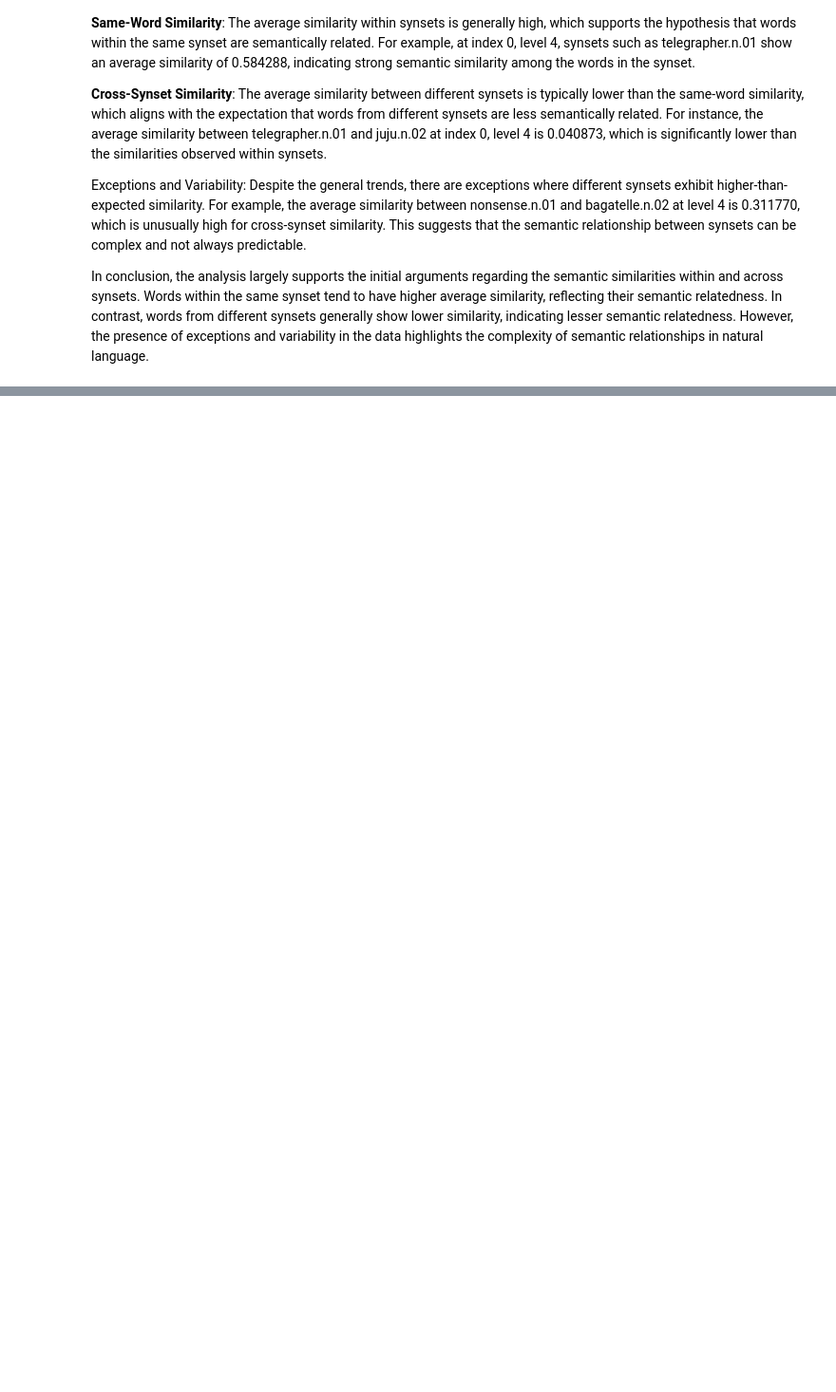
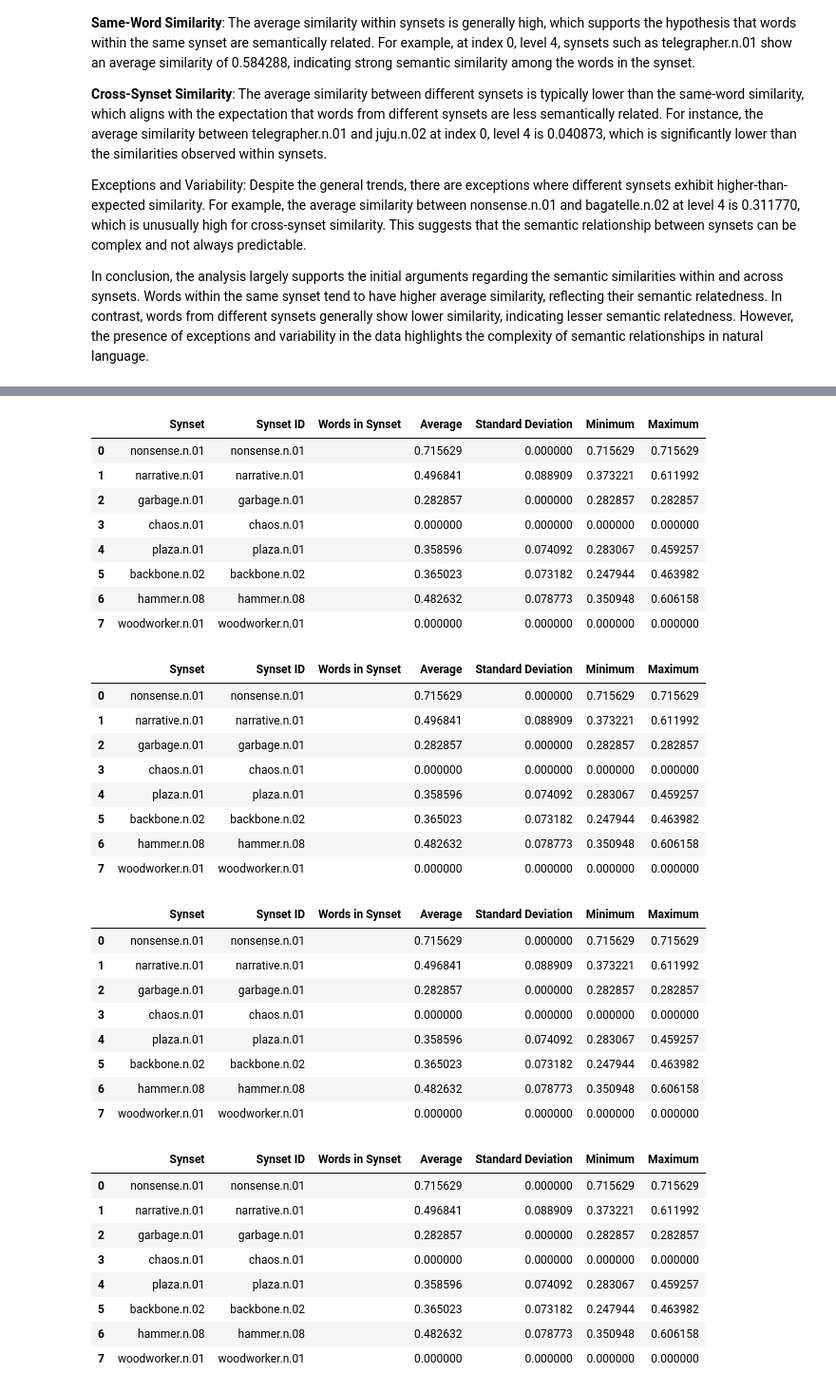
Before and after one commit to SMU-MSCSAI/Intro2NLP, a Jupyter notebook: program2.ipynb, the cells around one changed output, grey strips where cells are left out. Shown at 95% size. Saved outputs shown, nothing was run; the diff lists cells and outputs as text; code cells hidden in the pictures; blank space fills up the shorter version.

```diff
--- a/program2.ipynb
+++ b/program2.ipynb
@@ -719,0 +936,4 @@ In conclusion, the analysis largely supports the initial arguments regarding the
+# %%
+# Load the JSON file
+with open('sentences_by_synset.json', 'r') as file:
+    data = json.load(file)
@@ -719,0 +949,6 @@ In conclusion, the analysis largely supports the initial arguments regarding the
+# %%
+# Call the function to generate vectors
+vectors = generate_vectors(data, model_bert, tokenizer)
+
+# Example: Print the vectors for the word 'narrative' in the synset 'narrative.n.01'
+print(vectors['narrative.n.01']['narrative'])
@@ -719,0 +1251,16 @@ In conclusion, the analysis largely supports the initial arguments regarding the
+# %%
+# Calculate the cosine similarity statistics for each synset
+synset_similarity_stats = {}
+for synset, vectors in synset_vectors.items():
+    print(f" vector shape is {vectors.keys()}")
+    similarity_stats = calculate_cross_word_similarity(vectors)
+    synset_similarity_stats[synset] = similarity_stats
+
+# Print the results
+for synset, stats in synset_similarity_stats.items():
+    print(f"Synset: {synset}")
+    print(f"Average similarity: {stats['average']}")
+    print(f"Standard deviation: {stats['standard_deviation']}")
+    print(f"Minimum similarity: {stats['minimum']}")
+    print(f"Maximum similarity: {stats['maximum']}")
+    print()
@@ -719,0 +1326,54 @@ In conclusion, the analysis largely supports the initial arguments regarding the
+# %%
+# Example usage
+# synset_similarity_stats = {
+#     "nonsense.n.01": {
+#         "Average similarity": 0.7156285643577576,
+#         "Standard deviation": 0.0,
+#         "Minimum similarity": 0.7156285643577576,
+#         "Maximum similarity": 0.7156285643577576
+#     },
+#     # Add more synsets here...
+# }
+# for synset, stats in synset_similarity_stats.items():
+#     stats['Words in Synset'] = synset_vectors[synset].keys()
+for synset, vectors in synset_vectors.items():
+    similarity_stats = calculate_cross_word_similarity(vectors)
+    synset_similarity_stats[synset] = similarity_stats
+    display_similarity_table(synset_similarity_stats)
+# %% [output]
+|  | Synset | Synset ID | Words in Synset | Average | Standard Deviation | Minimum | Maximum |
+| 0 | nonsense.n.01 | nonsense.n.01 |  | 0.715629 | 0.000000 | 0.715629 | 0.715629 |
+| 1 | narrative.n.01 | narrative.n.01 |  | 0.496841 | 0.088909 | 0.373221 | 0.611992 |
+| 2 | garbage.n.01 | garbage.n.01 |  | 0.282857 | 0.000000 | 0.282857 | 0.282857 |
+| 3 | chaos.n.01 | chaos.n.01 |  | 0.000000 | 0.000000 | 0.000000 | 0.000000 |
+| 4 | plaza.n.01 | plaza.n.01 |  | 0.358596 | 0.074092 | 0.283067 | 0.459257 |
+| 5 | backbone.n.02 | backbone.n.02 |  | 0.365023 | 0.073182 | 0.247944 | 0.463982 |
+| 6 | hammer.n.08 | hammer.n.08 |  | 0.482632 | 0.078773 | 0.350948 | 0.606158 |
+| 7 | woodworker.n.01 | woodworker.n.01 |  | 0.000000 | 0.000000 | 0.000000 | 0.000000 |
+|  | Synset | Synset ID | Words in Synset | Average | Standard Deviation | Minimum | Maximum |
+| 0 | nonsense.n.01 | nonsense.n.01 |  | 0.715629 | 0.000000 | 0.715629 | 0.715629 |
+| 1 | narrative.n.01 | narrative.n.01 |  | 0.496841 | 0.088909 | 0.373221 | 0.611992 |
+| 2 | garbage.n.01 | garbage.n.01 |  | 0.282857 | 0.000000 | 0.282857 | 0.282857 |
+| 3 | chaos.n.01 | chaos.n.01 |  | 0.000000 | 0.000000 | 0.000000 | 0.000000 |
+| 4 | plaza.n.01 | plaza.n.01 |  | 0.358596 | 0.074092 | 0.283067 | 0.459257 |
+| 5 | backbone.n.02 | backbone.n.02 |  | 0.365023 | 0.073182 | 0.247944 | 0.463982 |
+| 6 | hammer.n.08 | hammer.n.08 |  | 0.482632 | 0.078773 | 0.350948 | 0.606158 |
+| 7 | woodworker.n.01 | woodworker.n.01 |  | 0.000000 | 0.000000 | 0.000000 | 0.000000 |
+|  | Synset | Synset ID | Words in Synset | Average | Standard Deviation | Minimum | Maximum |
+| 0 | nonsense.n.01 | nonsense.n.01 |  | 0.715629 | 0.000000 | 0.715629 | 0.715629 |
+| 1 | narrative.n.01 | narrative.n.01 |  | 0.496841 | 0.088909 | 0.373221 | 0.611992 |
+| 2 | garbage.n.01 | garbage.n.01 |  | 0.282857 | 0.000000 | 0.282857 | 0.282857 |
+| 3 | chaos.n.01 | chaos.n.01 |  | 0.000000 | 0.000000 | 0.000000 | 0.000000 |
+| 4 | plaza.n.01 | plaza.n.01 |  | 0.358596 | 0.074092 | 0.283067 | 0.459257 |
+| 5 | backbone.n.02 | backbone.n.02 |  | 0.365023 | 0.073182 | 0.247944 | 0.463982 |
+| 6 | hammer.n.08 | hammer.n.08 |  | 0.482632 | 0.078773 | 0.350948 | 0.606158 |
+| 7 | woodworker.n.01 | woodworker.n.01 |  | 0.000000 | 0.000000 | 0.000000 | 0.000000 |
+|  | Synset | Synset ID | Words in Synset | Average | Standard Deviation | Minimum | Maximum |
+| 0 | nonsense.n.01 | nonsense.n.01 |  | 0.715629 | 0.000000 | 0.715629 | 0.715629 |
+| 1 | narrative.n.01 | narrative.n.01 |  | 0.496841 | 0.088909 | 0.373221 | 0.611992 |
+| 2 | garbage.n.01 | garbage.n.01 |  | 0.282857 | 0.000000 | 0.282857 | 0.282857 |
+| 3 | chaos.n.01 | chaos.n.01 |  | 0.000000 | 0.000000 | 0.000000 | 0.000000 |
+| 4 | plaza.n.01 | plaza.n.01 |  | 0.358596 | 0.074092 | 0.283067 | 0.459257 |
+| 5 | backbone.n.02 | backbone.n.02 |  | 0.365023 | 0.073182 | 0.247944 | 0.463982 |
+| 6 | hammer.n.08 | hammer.n.08 |  | 0.482632 | 0.078773 | 0.350948 | 0.606158 |
+| 7 | woodworker.n.01 | woodworker.n.01 |  | 0.000000 | 0.000000 | 0.000000 | 0.000000 |
```
Also changed, not shown: parts of 52 cells of this notebook, 3 other files.
